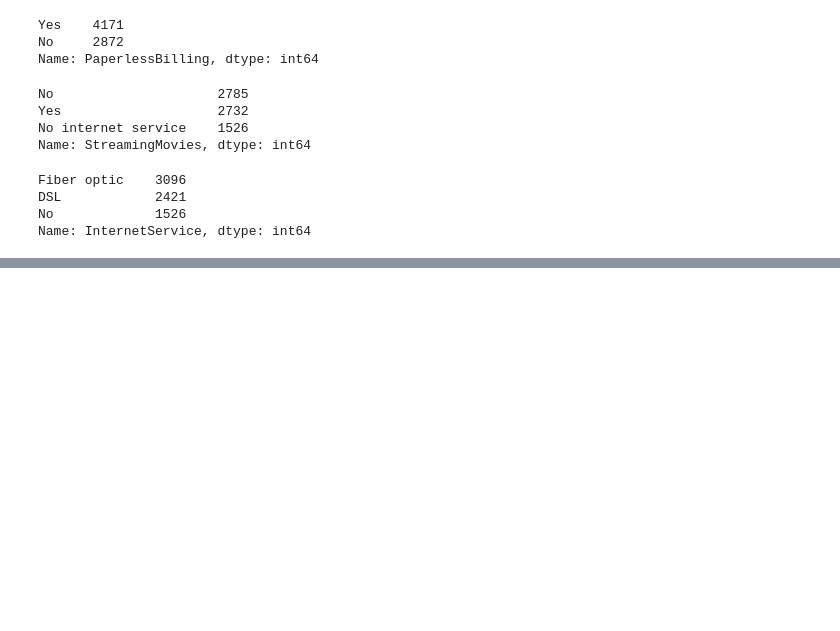
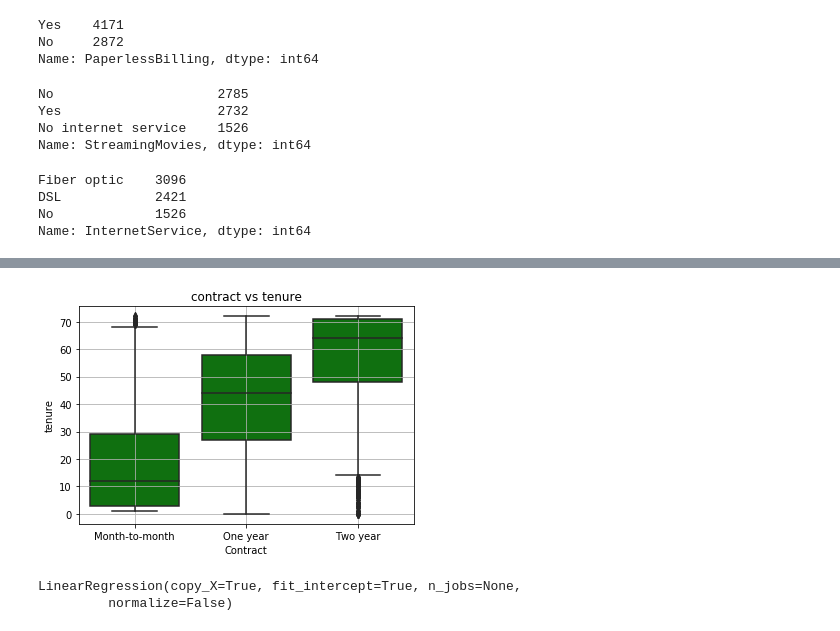
Before and after one commit to SANYAM1996/scatter-plotter, a Jupyter notebook: DS_PROB.ipynb, the cells around one changed output, grey strips where cells are left out. Drawn from its saved outputs; the diff is of its cells as text; code cells hidden in the pictures; blank space fills up the shorter version.

```diff
--- a/DS_PROB.ipynb
+++ b/DS_PROB.ipynb
@@ -178,0 +206,6 @@ Name: InternetService, dtype: int64
+# %%
+sns.boxplot(x = 'Contract', y='tenure', data = data,color = 'g')
+plt.title('contract vs tenure')
+plt.grid(True)
+# %% [output]
+[figure, added]
@@ -178,0 +222,6 @@ Name: InternetService, dtype: int64
+# %%
+regressor = LinearRegression()
+regressor.fit(x_train,y_train)
+# %% [output]
+LinearRegression(copy_X=True, fit_intercept=True, n_jobs=None,
+         normalize=False)
```
Also changed, not shown: parts of 11 cells of this notebook.
